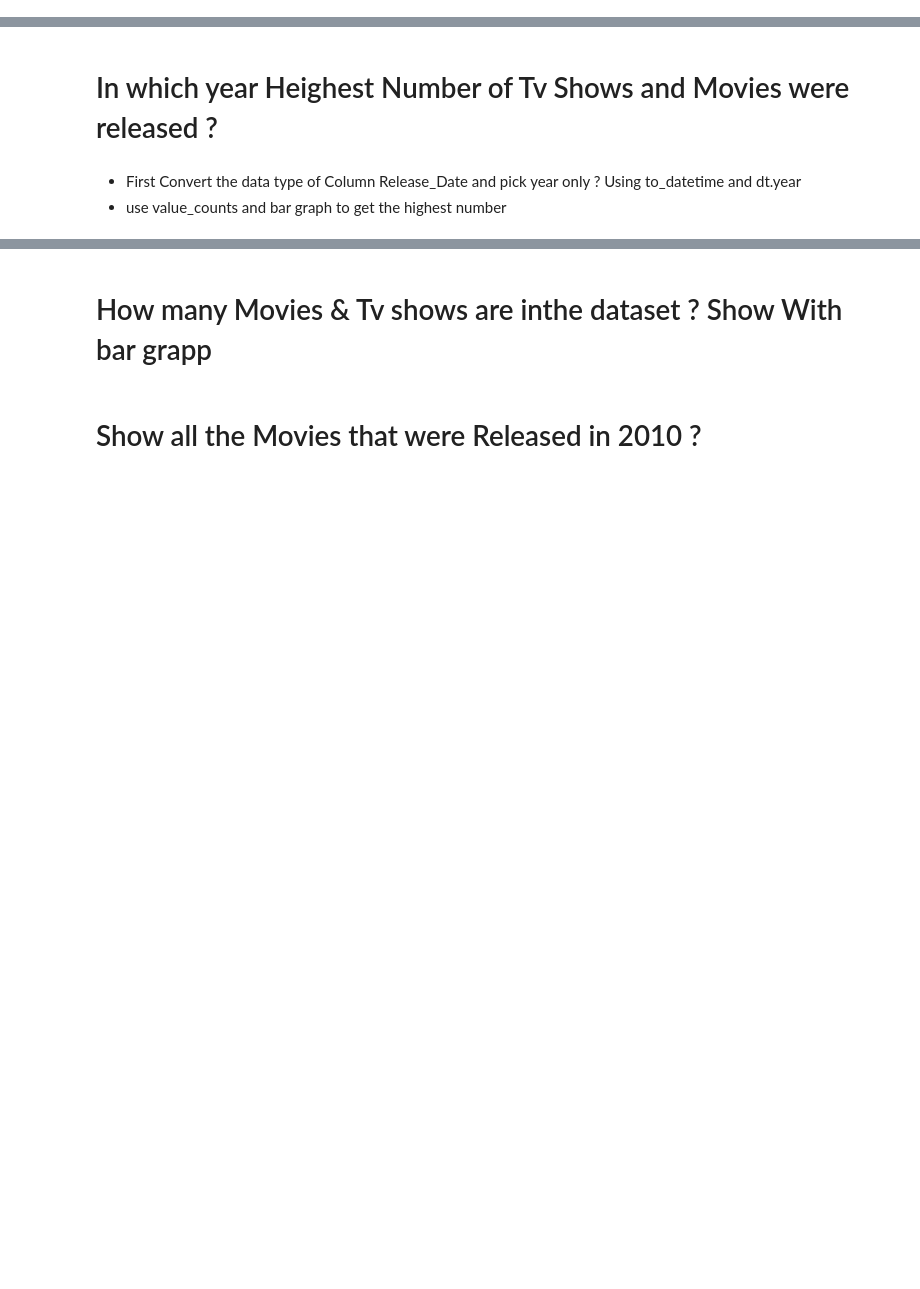
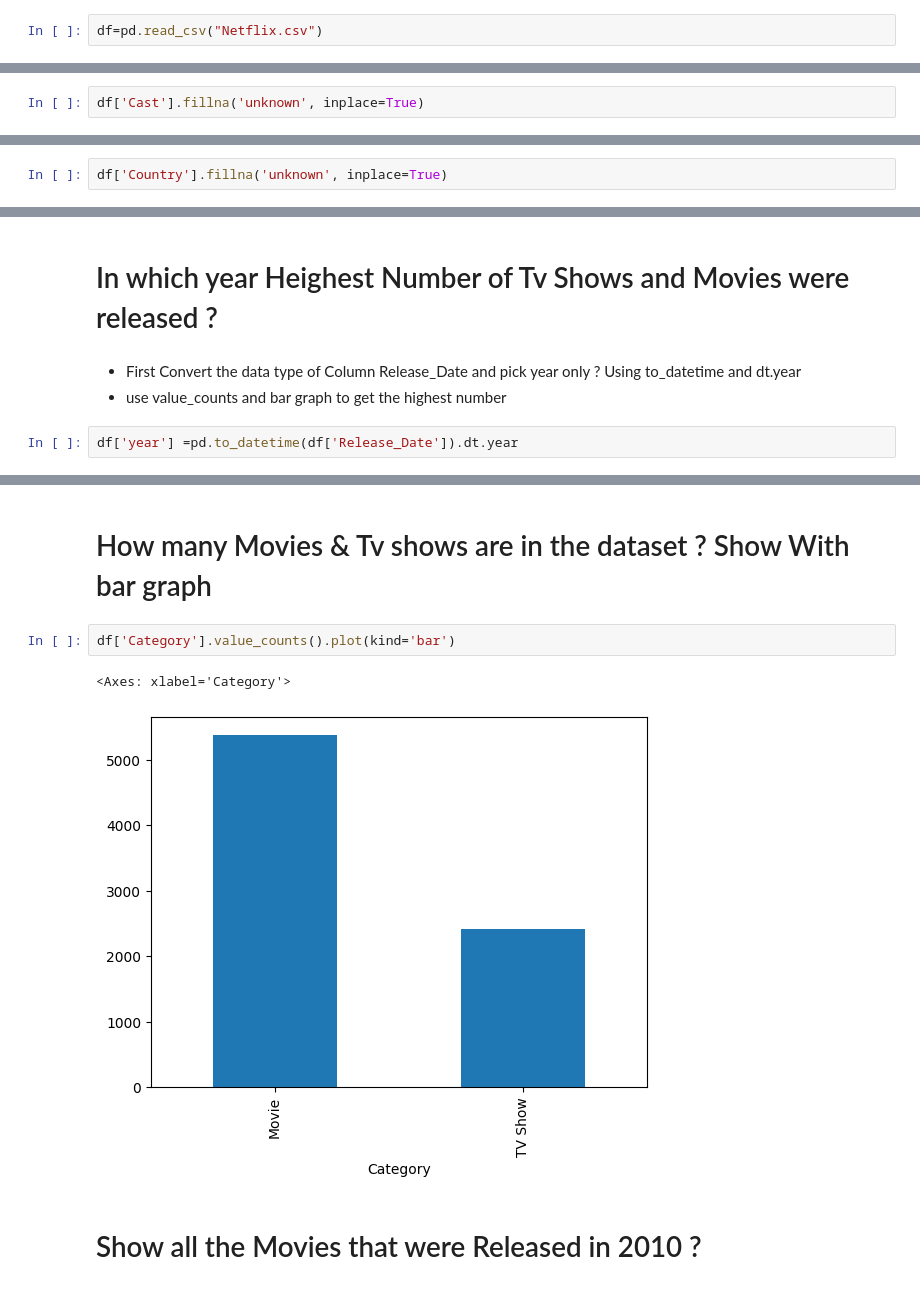
Before and after one commit to Mzelaya02/Pandas_In-Class_Group_Assingment, a Jupyter notebook: Netflix Data Analysis Using Python-Class NB.ipynb, the cells around one changed output, grey strips where cells are left out. Saved outputs shown, nothing was run; the diff lists cells and outputs as text; blank space fills up the shorter version.

```diff
--- a/Netflix Data Analysis Using Python-Class NB.ipynb
+++ b/Netflix Data Analysis Using Python-Class NB.ipynb
@@ -9,5 +11,7 @@ The Data set available from Flexible which is a Third Party Netflix which engine
 # %% [markdown]
 # Uploading Csv fle
+# %%
+df=pd.read_csv("Netflix.csv")
 # %% [markdown]
 # Data Preprocessing
 # %% [markdown]
@@ -76,0 +193,2 @@ It shows the how many null/ missing values
+# %%
+df['Cast'].fillna('unknown', inplace=True)
@@ -76,0 +199,2 @@ It shows the how many null/ missing values
+# %%
+df['Country'].fillna('unknown', inplace=True)
@@ -82,3 +215,5 @@ It shows the how many null/ missing values
 # %% [markdown]
 - First Convert the data type of Column Release_Date and pick year only ? Using to_datetime and dt.year
 - use value_counts and bar graph to get the highest number
+# %%
+df['year'] =pd.to_datetime(df['Release_Date']).dt.year
@@ -85,4 +230,9 @@ It shows the how many null/ missing values
 # %% [markdown]
-# How many Movies & Tv shows are inthe dataset ? Show With bar grapp
+# How many Movies & Tv shows are in the dataset ? Show With bar graph
+# %%
+df['Category'].value_counts().plot(kind='bar')
+# %% [output]
+<Axes: xlabel='Category'>
+[figure, added]
 # %% [markdown]
 # Show all the Movies that were Released in 2010 ?
```
Also changed, not shown: parts of 36 cells of this notebook.
